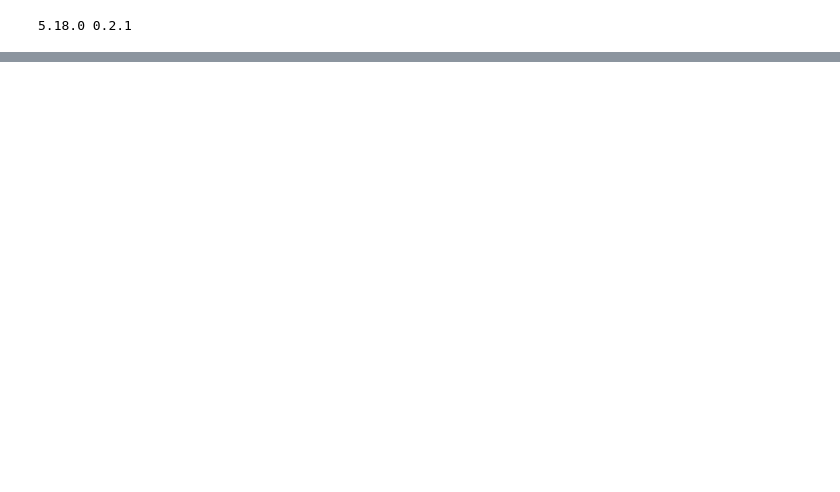
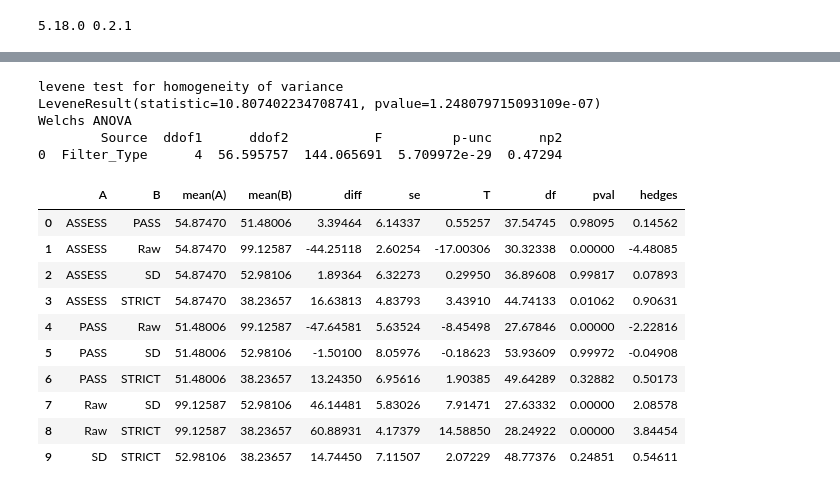
Before and after one commit to RSWilson1/MSC_project_MEI_callers, a Jupyter notebook: Comparison_script/Compare_MELT_Filters/Plots_MELT_filters.ipynb, the cells around one changed output, grey strips where cells are left out. Drawn from its saved outputs; the diff is of its cells as text; code cells hidden in the pictures; blank space fills up the shorter version.

Commit message:
Latest plots and stats

```diff
--- a/Comparison_script/Compare_MELT_Filters/Plots_MELT_filters.ipynb
+++ b/Comparison_script/Compare_MELT_Filters/Plots_MELT_filters.ipynb
@@ -257,0 +407,12 @@ fig.write_image("F1_Score_log_scale.png", format="png")
+# %%
+anova_df = df[df['Filter_Type'].isin(['Raw', 'ASSESS', 'PASS', 'STRICT','SD'])]
+print(anova_df)
+# get ANOVA table as R like output
+import statsmodels.api as sm
+from statsmodels.formula.api import ols
+from statsmodels.stats.multicomp import pairwise_tukeyhsd
+
+# Ordinary Least Squares (OLS) model
+model = ols('Shared_Percentage ~ C(Filter_Type)', data=anova_df).fit()
+anova_table = sm.stats.anova_lm(model, typ=1)
+anova_table
@@ -257,0 +440,49 @@ fig.write_image("F1_Score_log_scale.png", format="png")
+# %%
+# Perform a levene test for homogeneity of variance
+from scipy.stats import levene
+print("levene test for homogeneity of variance")
+levene_results = levene(anova_df['Shared_Percentage'][anova_df['Filter_Type'] == 'Raw'],
+                        anova_df['Shared_Percentage'][anova_df['Filter_Type'] == 'ASSESS'],
+                        anova_df['Shared_Percentage'][anova_df['Filter_Type'] == 'PASS'],
+                        anova_df['Shared_Percentage'][anova_df['Filter_Type'] == 'STRICT'],
+                        anova_df['Shared_Percentage'][anova_df['Filter_Type'] == 'SD'])
+print(levene_results)
+# P-value <0.05 indicates that the variance is not equal across groups.
+
+# Welchs ANOVA
+from pingouin import welch_anova, pairwise_gameshowell
+# see https://pingouin-stats.org/build/html/generated/pingouin.pairwise_gameshowell.html#pingouin.pairwise_gameshowell
+# which explains why to use Games-Howell instead of Tukey
+
+# one way anova for equal variances
+# res = anova_oneway(anova_df['Shared_Percentage'], groups=anova_df['Filter_Type'], use_var='not-equal')
+
+# Compute the ANOVA
+print("Welchs ANOVA")
+aov = welch_anova(dv='Shared_Percentage', between='Filter_Type', data=anova_df)
+print(aov)
+
+# # Perform Tukey test - only suitable for equal variances
+# tukey_results = pairwise_tukeyhsd(anova_df['Shared_Percentage'], anova_df['Filter_Type'])
+# # Print the Tukey test results
+# print(tukey_results)
+
+pairwise_gameshowell(data=anova_df, dv='Shared_Percentage',
+                     between='Filter_Type').round(5)
+# %% [output]
+levene test for homogeneity of variance
+LeveneResult(statistic=10.807402234708741, pvalue=1.248079715093109e-07)
+Welchs ANOVA
+        Source  ddof1      ddof2           F         p-unc      np2
+0  Filter_Type      4  56.595757  144.065691  5.709972e-29  0.47294
+|  | A | B | mean(A) | mean(B) | diff | se | T | df | pval | hedges |
+| 0 | ASSESS | PASS | 54.87470 | 51.48006 | 3.39464 | 6.14337 | 0.55257 | 37.54745 | 0.98095 | 0.14562 |
+| 1 | ASSESS | Raw | 54.87470 | 99.12587 | -44.25118 | 2.60254 | -17.00306 | 30.32338 | 0.00000 | -4.48085 |
+| 2 | ASSESS | SD | 54.87470 | 52.98106 | 1.89364 | 6.32273 | 0.29950 | 36.89608 | 0.99817 | 0.07893 |
+| 3 | ASSESS | STRICT | 54.87470 | 38.23657 | 16.63813 | 4.83793 | 3.43910 | 44.74133 | 0.01062 | 0.90631 |
+| 4 | PASS | Raw | 51.48006 | 99.12587 | -47.64581 | 5.63524 | -8.45498 | 27.67846 | 0.00000 | -2.22816 |
+| 5 | PASS | SD | 51.48006 | 52.98106 | -1.50100 | 8.05976 | -0.18623 | 53.93609 | 0.99972 | -0.04908 |
+| 6 | PASS | STRICT | 51.48006 | 38.23657 | 13.24350 | 6.95616 | 1.90385 | 49.64289 | 0.32882 | 0.50173 |
+| 7 | Raw | SD | 99.12587 | 52.98106 | 46.14481 | 5.83026 | 7.91471 | 27.63332 | 0.00000 | 2.08578 |
+| 8 | Raw | STRICT | 99.12587 | 38.23657 | 60.88931 | 4.17379 | 14.58850 | 28.24922 | 0.00000 | 3.84454 |
+| 9 | SD | STRICT | 52.98106 | 38.23657 | 14.74450 | 7.11507 | 2.07229 | 48.77376 | 0.24851 | 0.54611 |
```
Also changed, not shown: parts of 10 cells of this notebook, 1 other file.
